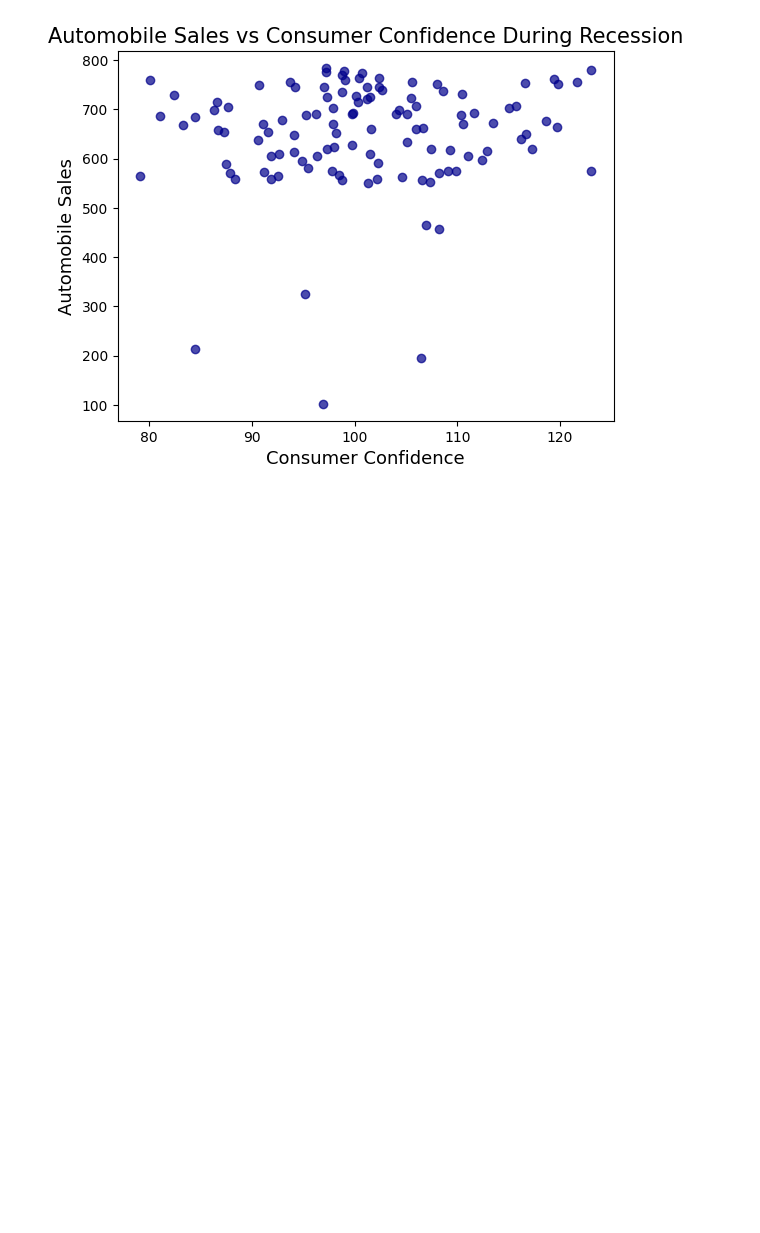
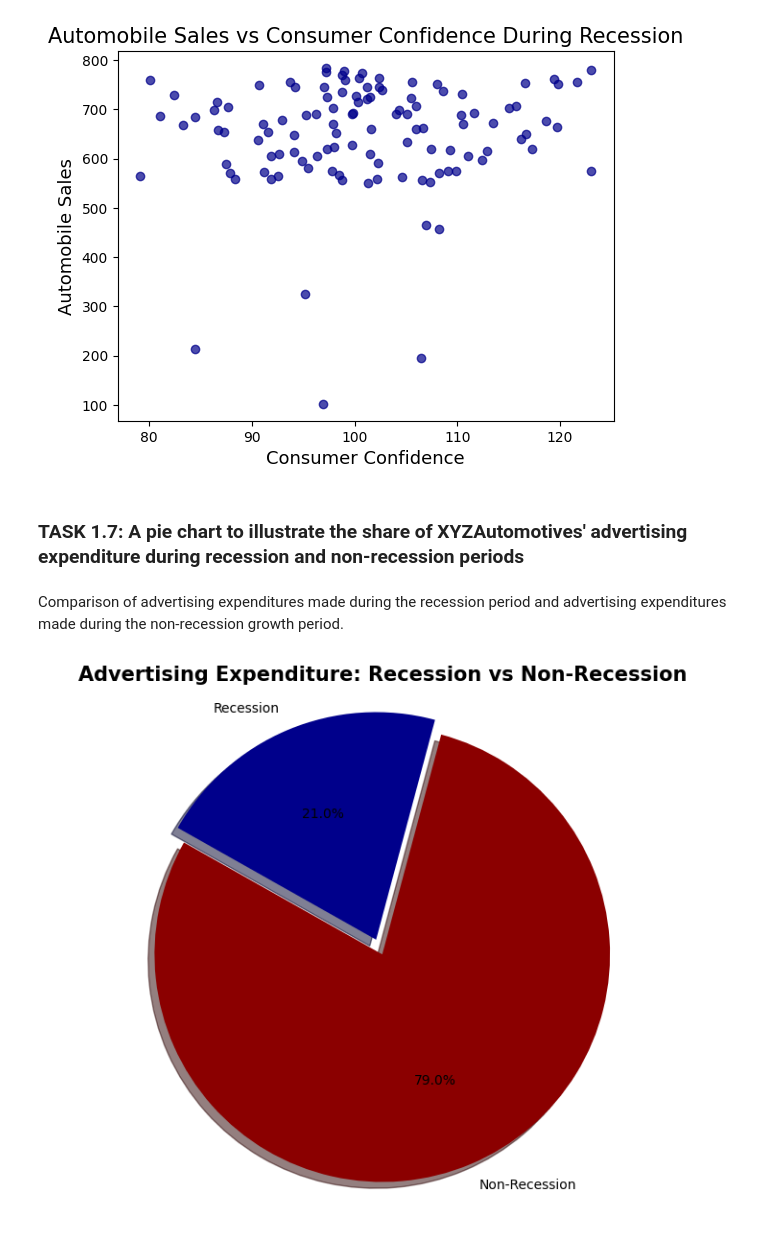
Before and after one commit to mertgenc0/IBM-AutmobileSales-Visualisation, a Jupyter notebook: IBMFinalAsigment1.ipynb, the cells around one changed output. Saved outputs shown, nothing was run; the diff lists cells and outputs as text; code cells hidden in the pictures; blank space fills up the shorter version.

```diff
--- a/IBMFinalAsigment1.ipynb
+++ b/IBMFinalAsigment1.ipynb
@@ -166,3 +166,34 @@ plt.title('Automobile Sales vs Consumer Confidence During Recession', fontsize=1
 plt.show()
 # %% [output]
 [figure]
+# %% [markdown]
+### TASK 1.7: A pie chart to illustrate the share of XYZAutomotives' advertising expenditure during recession and non-recession periods
+# %% [markdown]
+Comparison of advertising expenditures made during the recession period and advertising expenditures made during the non-recession growth period.
+# %%
+rec_data = df[df['Recession']== 1]
+nrec_data = df[df['Recession']== 0]
+
+totals= [
+    rec_data['Advertising_Expenditure'].sum(),
+    nrec_data['Advertising_Expenditure'].sum()
+]
+label=['Recession', 'Non-Recession']
+color=['darkblue', 'darkred']
+
+
+plt.figure(figsize=(9,7))
+plt.pie(totals,
+        labels=label,
+        autopct='%1.1f%%',
+        colors= color,
+        explode=[0.07, 0],
+        startangle=75,
+        shadow=True
+)
+
+plt.title('Advertising Expenditure: Recession vs Non-Recession', fontsize=15, fontweight='bold')
+plt.axis('equal')
+plt.show()
+# %% [output]
+[figure, added]
```
Also changed, not shown: parts of 4 cells of this notebook.
